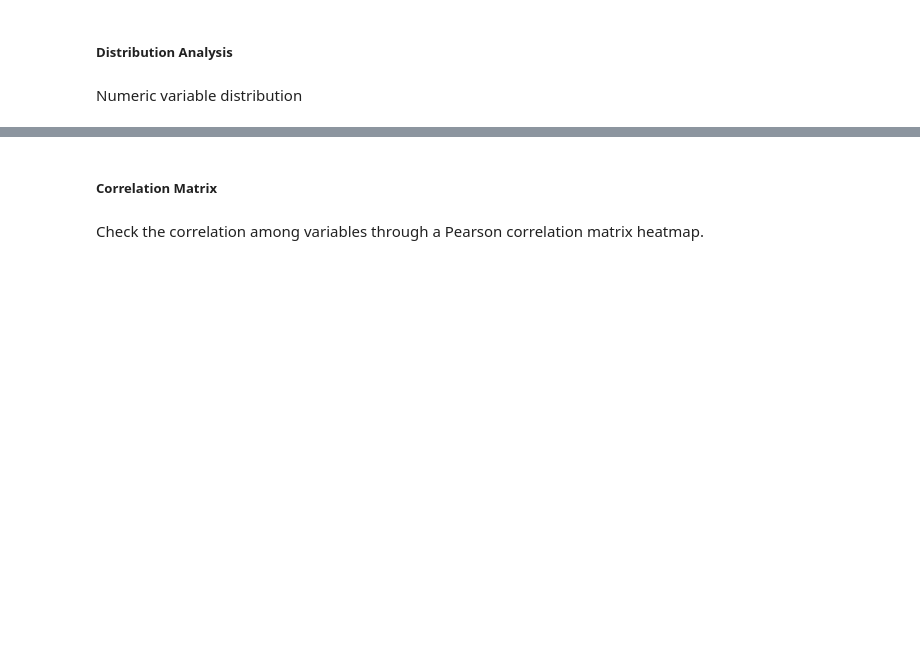
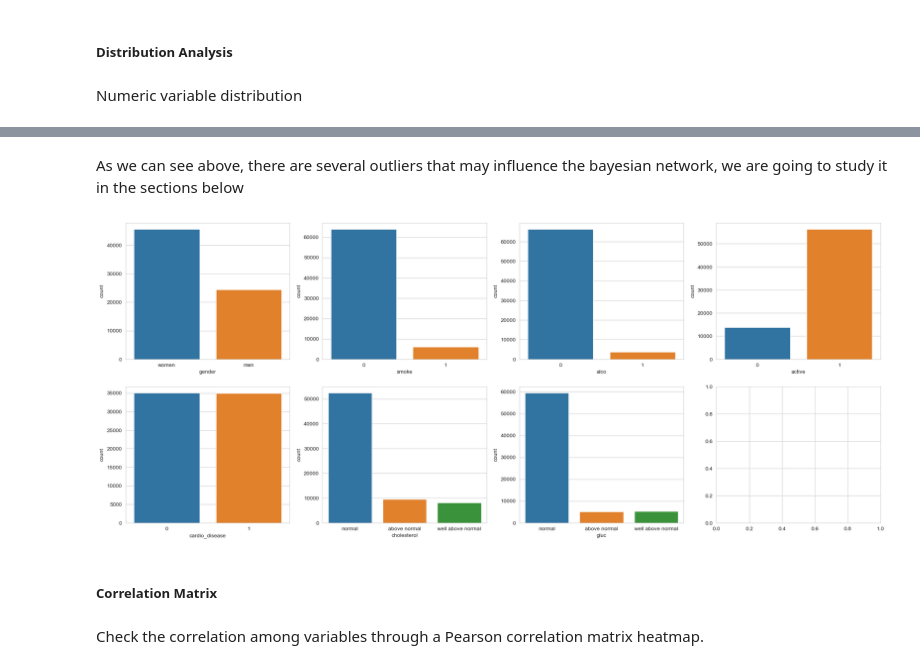
Before and after one commit to wredan/cardiovascular-disease-bayesian-network, a Jupyter notebook: cardiovascular_desease.ipynb, the cells around one changed output, grey strips where cells are left out. Drawn from its saved outputs; the diff is of its cells as text; code cells hidden in the pictures; blank space fills up the shorter version.

```diff
--- a/cardiovascular_desease.ipynb
+++ b/cardiovascular_desease.ipynb
@@ -174,3 +136,9 @@ for i, col in enumerate(binary_cols + cat_cols):
+# %% [markdown]
+As we can see above, there are several outliers that may influence the bayesian network, we are going to study it in the sections below
+# %%
+print_bin_cat_distribution(df)
+# %% [output]
+[figure, added]
 # %% [markdown]
 ##### Correlation Matrix
 # %% [markdown]
```
Also changed, not shown: parts of 67 cells of this notebook.
